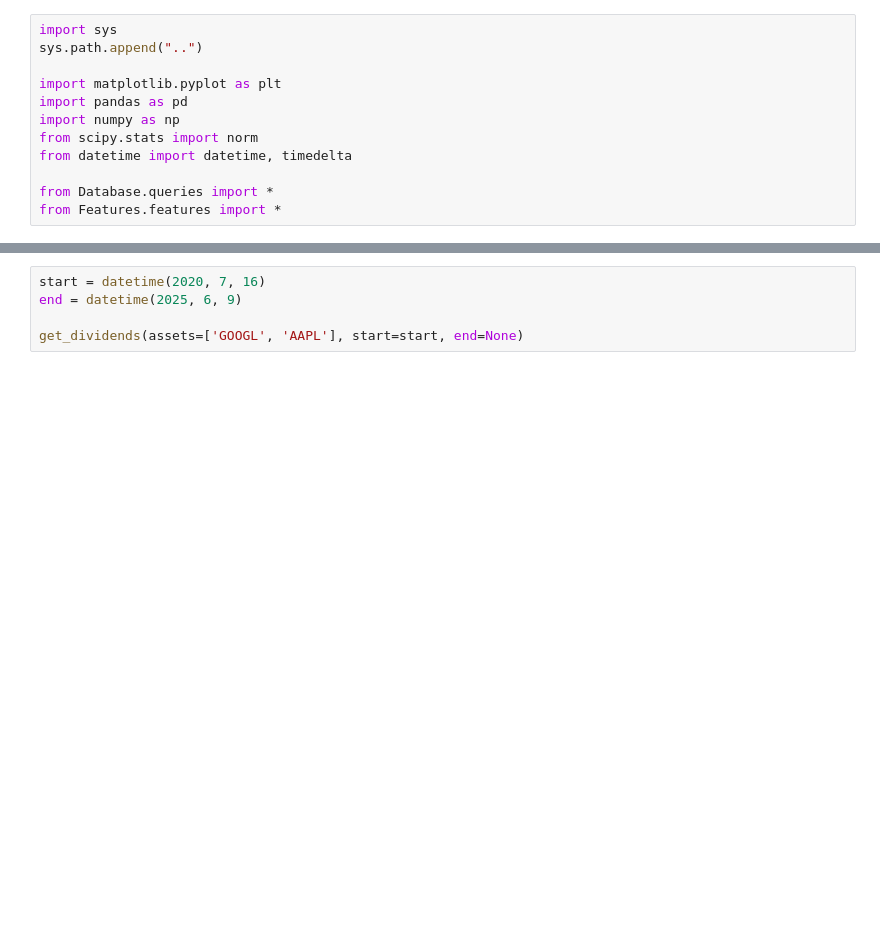
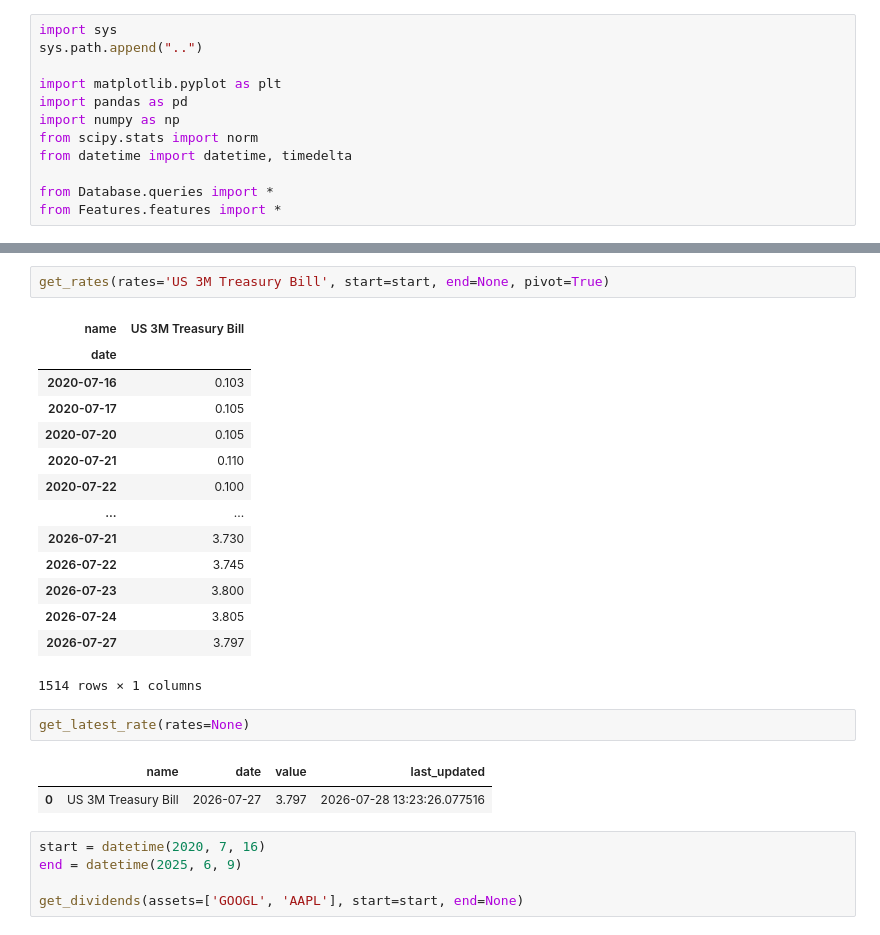
Before and after one commit to FelipeBuzato/AlphaLab, a Jupyter notebook: notebooks/queries_draft.ipynb, the cells around one changed output, grey strips where cells are left out. Saved outputs shown, nothing was run; the diff lists cells and outputs as text; blank space fills up the shorter version.

```diff
--- a/notebooks/queries_draft.ipynb
+++ b/notebooks/queries_draft.ipynb
@@ -45,3 +46,25 @@ get_daily_prices(assets=None, start=start, end=None)
+# %%
+get_rates(rates='US 3M Treasury Bill', start=start, end=None, pivot=True)
+# %% [output]
+| name | US 3M Treasury Bill |
+| date |  |
+| 2020-07-16 | 0.103 |
+| 2020-07-17 | 0.105 |
+| 2020-07-20 | 0.105 |
+| 2020-07-21 | 0.110 |
+| 2020-07-22 | 0.100 |
+| ... | ... |
+| 2026-07-21 | 3.730 |
+| 2026-07-22 | 3.745 |
+| 2026-07-23 | 3.800 |
+| 2026-07-24 | 3.805 |
+| 2026-07-27 | 3.797 |
+1514 rows × 1 columns
+# %%
+get_latest_rate(rates=None)
+# %% [output]
+|  | name | date | value | last_updated |
+| 0 | US 3M Treasury Bill | 2026-07-27 | 3.797 | 2026-07-28 13:23:26.077516 |
 # %%
 start = datetime(2020, 7, 16)
 end = datetime(2025, 6, 9)
```
Also changed, not shown: parts of 27 cells of this notebook, 14 other files.
